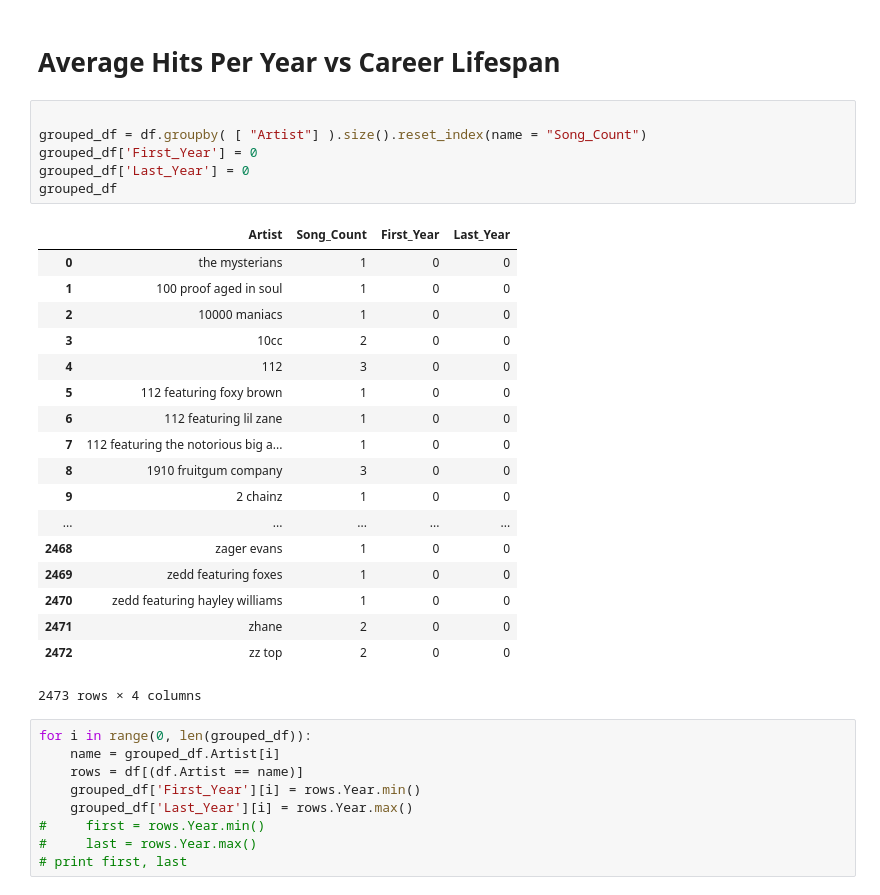
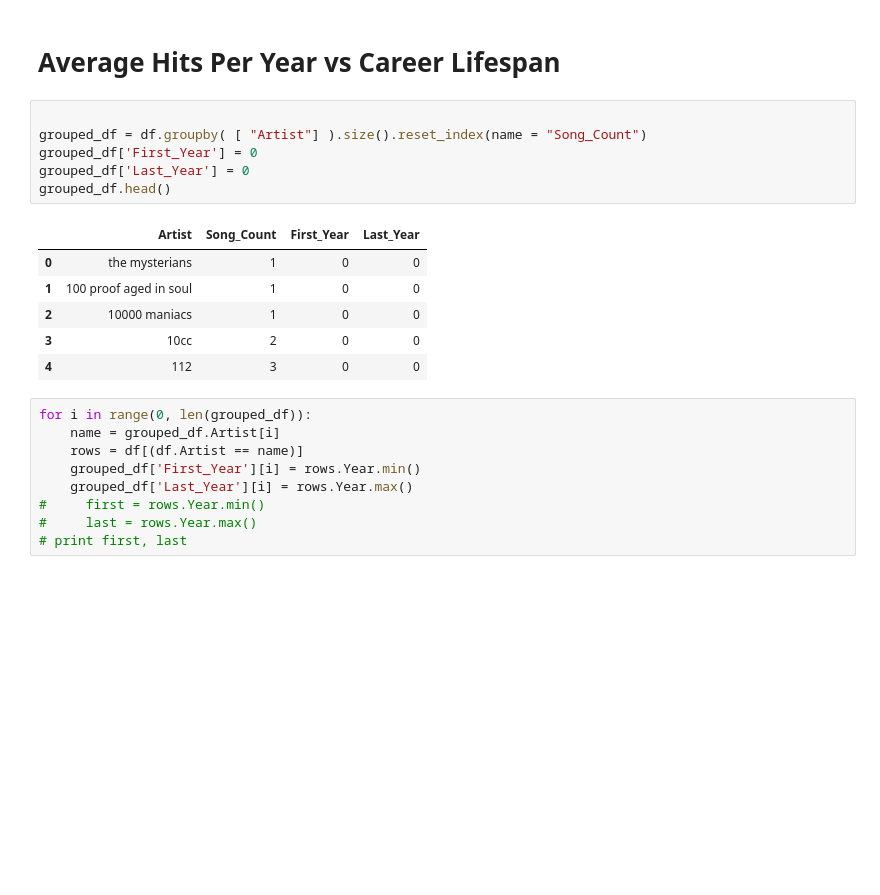
Before and after one commit to manulohiya/lyrics-billboard, a Jupyter notebook: notebooks/lyrics.ipynb, the cells around one changed output. Cells and saved outputs as stored; diff of their text form; blank space fills up the shorter version.

```diff
--- a/notebooks/lyrics.ipynb
+++ b/notebooks/lyrics.ipynb
@@ -82,28 +82,16 @@ fig.savefig(path.join('..', 'assets', 'most_artists.png'))
 # %%
 
 grouped_df = df.groupby( [ "Artist"] ).size().reset_index(name = "Song_Count")
 grouped_df['First_Year'] = 0
 grouped_df['Last_Year'] = 0
-grouped_df
+grouped_df.head()
 # %% [output]
 |  | Artist | Song_Count | First_Year | Last_Year |
 | 0 | the mysterians | 1 | 0 | 0 |
 | 1 | 100 proof aged in soul | 1 | 0 | 0 |
 | 2 | 10000 maniacs | 1 | 0 | 0 |
 | 3 | 10cc | 2 | 0 | 0 |
 | 4 | 112 | 3 | 0 | 0 |
-| 5 | 112 featuring foxy brown | 1 | 0 | 0 |
-| 6 | 112 featuring lil zane | 1 | 0 | 0 |
-| 7 | 112 featuring the notorious big a... | 1 | 0 | 0 |
-| 8 | 1910 fruitgum company | 3 | 0 | 0 |
-| 9 | 2 chainz | 1 | 0 | 0 |
-| ... | ... | ... | ... | ... |
-| 2468 | zager evans | 1 | 0 | 0 |
-| 2469 | zedd featuring foxes | 1 | 0 | 0 |
-| 2470 | zedd featuring hayley williams | 1 | 0 | 0 |
-| 2471 | zhane | 2 | 0 | 0 |
-| 2472 | zz top | 2 | 0 | 0 |
-2473 rows × 4 columns
 # %%
 for i in range(0, len(grouped_df)):
     name = grouped_df.Artist[i]
```
Also changed, not shown: parts of 8 cells of this notebook, 2 other files.
